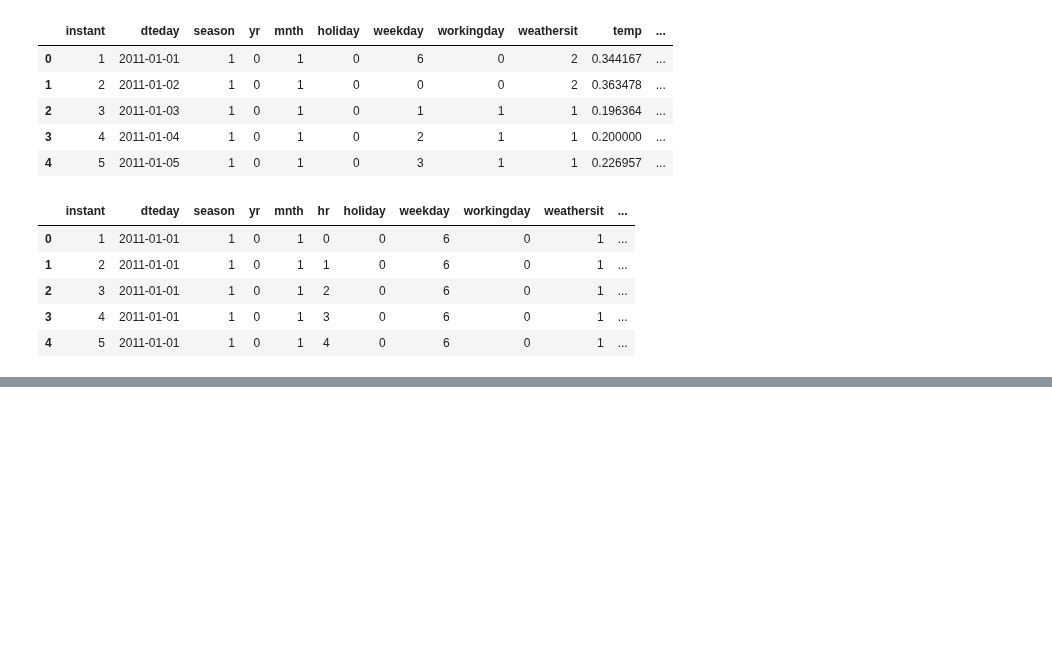
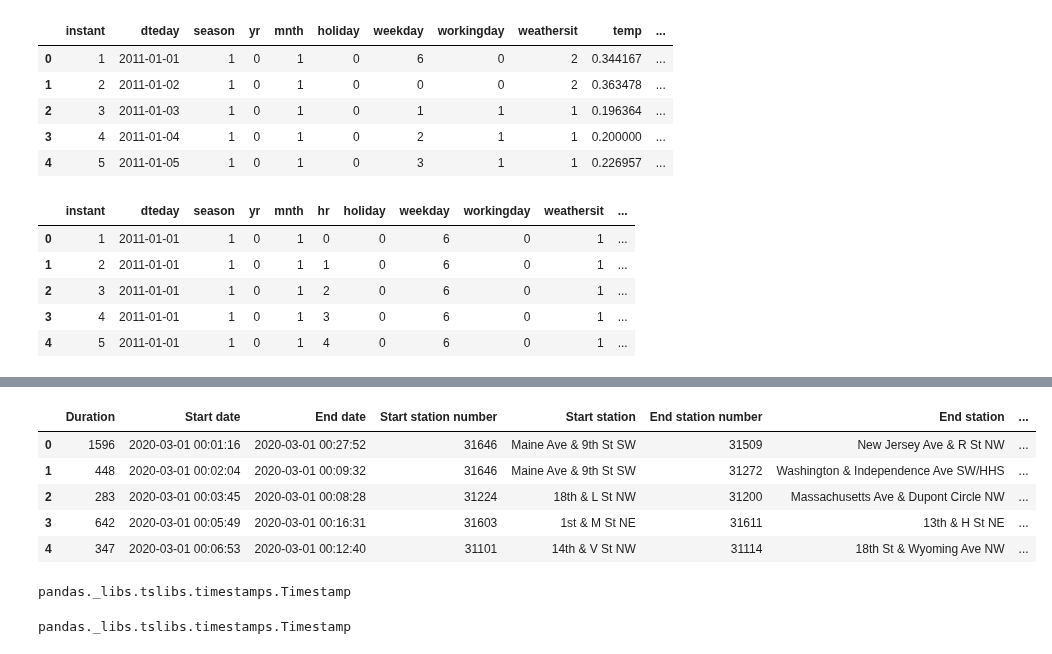
Before and after one commit to shekharbiswas/antelope, a Jupyter notebook: bikesharing.ipynb, the cells around one changed output, grey strips where cells are left out. Saved outputs shown, nothing was run; the diff lists cells and outputs as text; code cells hidden in the pictures; blank space fills up the shorter version.

```diff
--- a/bikesharing.ipynb
+++ b/bikesharing.ipynb
@@ -202,0 +223,13 @@ data2011['Start station'].value_counts()[0:10].plot(kind = 'bar');
+# %%
+df.head(5)
+# %% [output]
+|  | Duration | Start date | End date | Start station number | Start station | End station number | End station | ... |
+| 0 | 1596 | 2020-03-01 00:01:16 | 2020-03-01 00:27:52 | 31646 | Maine Ave & 9th St SW | 31509 | New Jersey Ave & R St NW | ... |
+| 1 | 448 | 2020-03-01 00:02:04 | 2020-03-01 00:09:32 | 31646 | Maine Ave & 9th St SW | 31272 | Washington & Independence Ave SW/HHS | ... |
+| 2 | 283 | 2020-03-01 00:03:45 | 2020-03-01 00:08:28 | 31224 | 18th & L St NW | 31200 | Massachusetts Ave & Dupont Circle NW | ... |
+| 3 | 642 | 2020-03-01 00:05:49 | 2020-03-01 00:16:31 | 31603 | 1st & M St NE | 31611 | 13th & H St NE | ... |
+| 4 | 347 | 2020-03-01 00:06:53 | 2020-03-01 00:12:40 | 31101 | 14th & V St NW | 31114 | 18th St & Wyoming Ave NW | ... |
+# %%
+type(df['Start date'][0])
+# %% [output]
+pandas._libs.tslibs.timestamps.Timestamp
@@ -202,0 +239,4 @@ data2011['Start station'].value_counts()[0:10].plot(kind = 'bar');
+# %%
+type(df['End date'][0])
+# %% [output]
+pandas._libs.tslibs.timestamps.Timestamp
```
Also changed, not shown: parts of 12 cells of this notebook, 1 other file.
